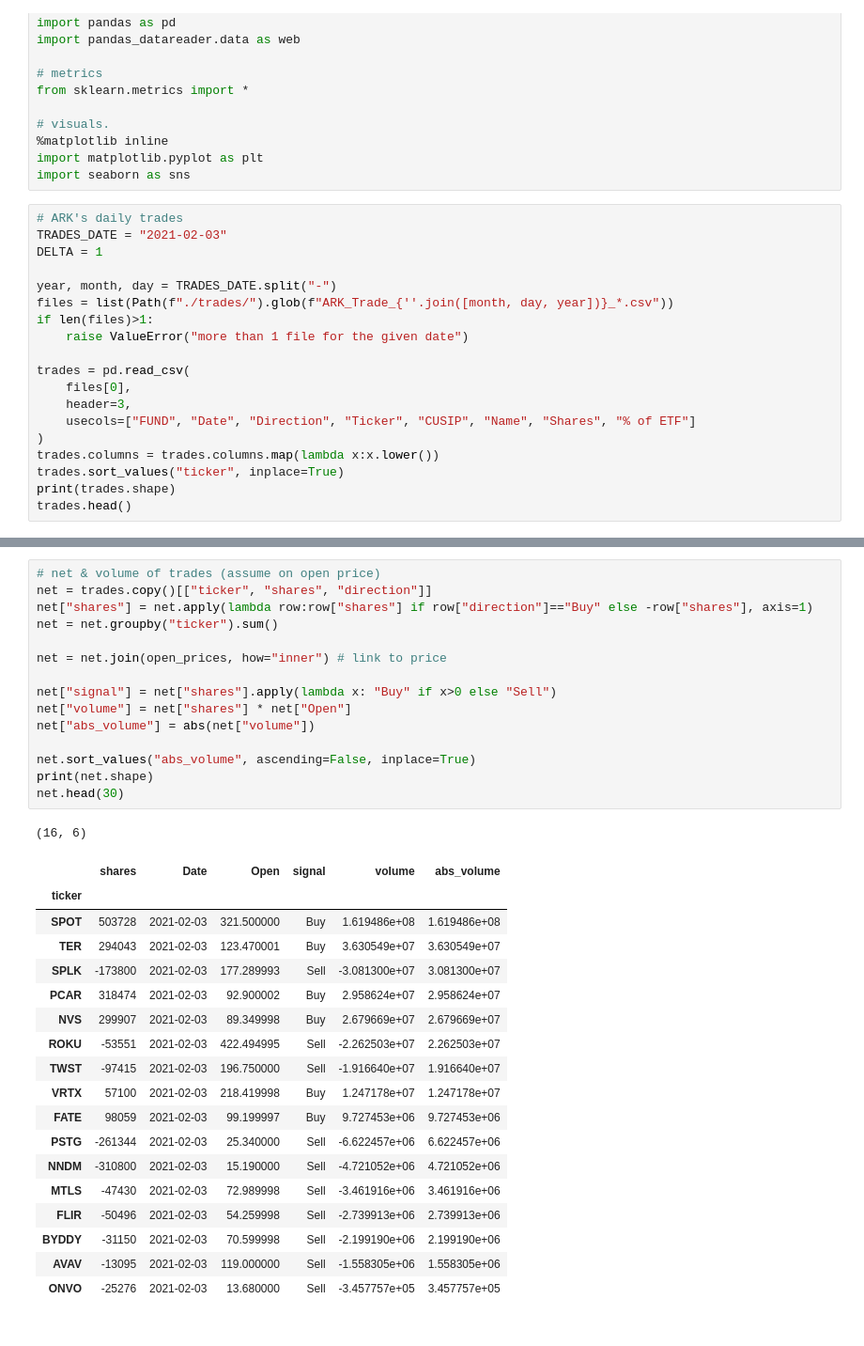
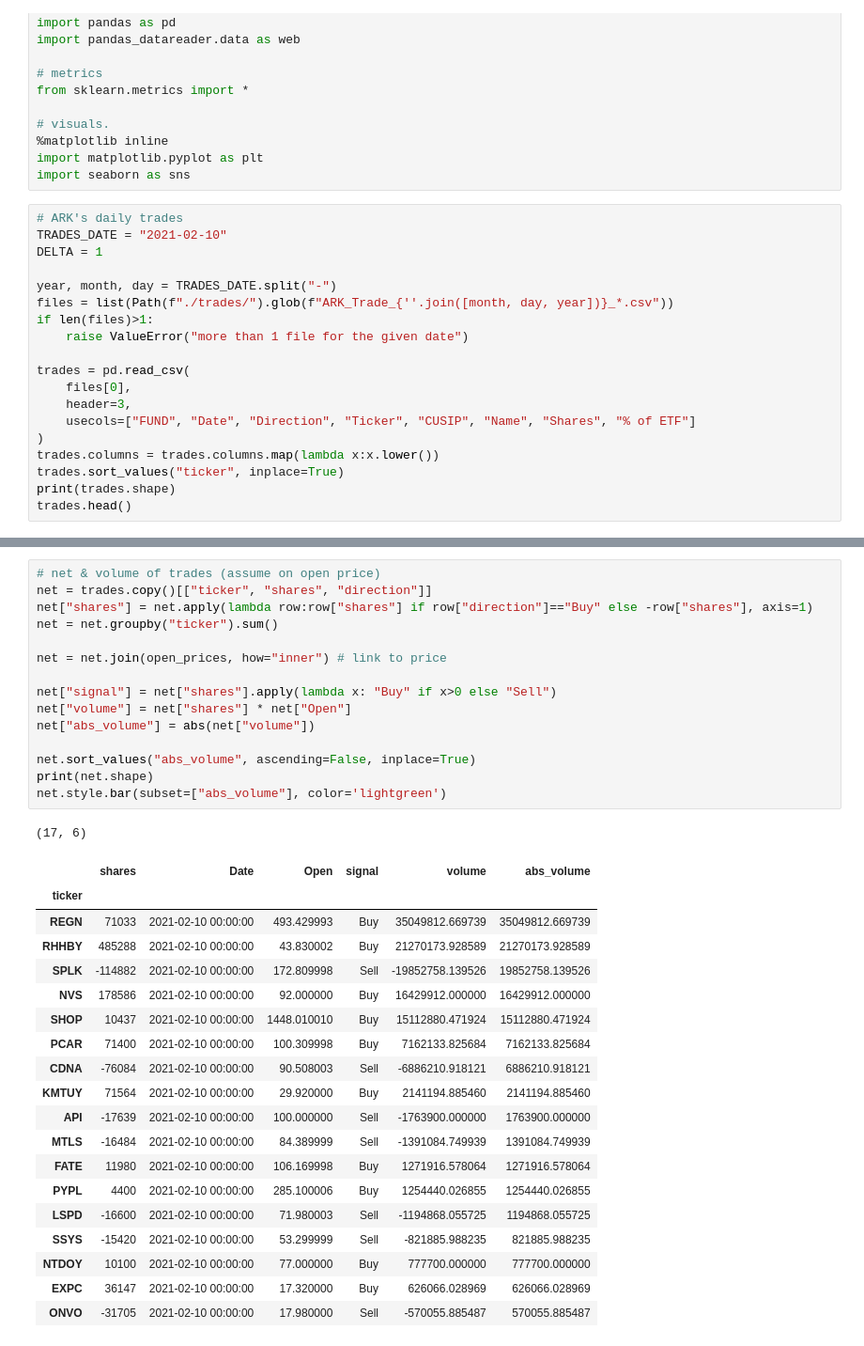
Before and after one commit to rezan21/ark-invest, a Jupyter notebook: ark-trades.ipynb, the cells around one changed output, grey strips where cells are left out. Shown at 94% size. Drawn from its saved outputs; the diff is of its cells as text.

```diff
--- a/ark-trades.ipynb
+++ b/ark-trades.ipynb
@@ -16,7 +16,7 @@ import matplotlib.pyplot as plt
 import seaborn as sns
 # %%
 # ARK's daily trades
-TRADES_DATE = "2021-02-03"
+TRADES_DATE = "2021-02-10"
 DELTA = 1
 
 year, month, day = TRADES_DATE.split("-")
@@ -76,38 +79,39 @@ open_prices.head()
 # %%
 # net & volume of trades (assume on open price)
 net = trades.copy()[["ticker", "shares", "direction"]]
 net["shares"] = net.apply(lambda row:row["shares"] if row["direction"]=="Buy" else -row["shares"], axis=1)
 net = net.groupby("ticker").sum()
 
 net = net.join(open_prices, how="inner") # link to price
 
 net["signal"] = net["shares"].apply(lambda x: "Buy" if x>0 else "Sell")
 net["volume"] = net["shares"] * net["Open"]
 net["abs_volume"] = abs(net["volume"])
 
 net.sort_values("abs_volume", ascending=False, inplace=True)
 print(net.shape)
-net.head(30)
+net.style.bar(subset=["abs_volume"], color='lightgreen')
 # %% [output]
-(16, 6)
+(17, 6)
 |  | shares | Date | Open | signal | volume | abs_volume |
 | ticker |  |  |  |  |  |  |
-| SPOT | 503728 | 2021-02-03 | 321.500000 | Buy | 1.619486e+08 | 1.619486e+08 |
-| TER | 294043 | 2021-02-03 | 123.470001 | Buy | 3.630549e+07 | 3.630549e+07 |
-| SPLK | -173800 | 2021-02-03 | 177.289993 | Sell | -3.081300e+07 | 3.081300e+07 |
-| PCAR | 318474 | 2021-02-03 | 92.900002 | Buy | 2.958624e+07 | 2.958624e+07 |
-| NVS | 299907 | 2021-02-03 | 89.349998 | Buy | 2.679669e+07 | 2.679669e+07 |
-| ROKU | -53551 | 2021-02-03 | 422.494995 | Sell | -2.262503e+07 | 2.262503e+07 |
-| TWST | -97415 | 2021-02-03 | 196.750000 | Sell | -1.916640e+07 | 1.916640e+07 |
-| VRTX | 57100 | 2021-02-03 | 218.419998 | Buy | 1.247178e+07 | 1.247178e+07 |
-| FATE | 98059 | 2021-02-03 | 99.199997 | Buy | 9.727453e+06 | 9.727453e+06 |
-| PSTG | -261344 | 2021-02-03 | 25.340000 | Sell | -6.622457e+06 | 6.622457e+06 |
-| NNDM | -310800 | 2021-02-03 | 15.190000 | Sell | -4.721052e+06 | 4.721052e+06 |
-| MTLS | -47430 | 2021-02-03 | 72.989998 | Sell | -3.461916e+06 | 3.461916e+06 |
-| FLIR | -50496 | 2021-02-03 | 54.259998 | Sell | -2.739913e+06 | 2.739913e+06 |
-| BYDDY | -31150 | 2021-02-03 | 70.599998 | Sell | -2.199190e+06 | 2.199190e+06 |
-| AVAV | -13095 | 2021-02-03 | 119.000000 | Sell | -1.558305e+06 | 1.558305e+06 |
-| ONVO | -25276 | 2021-02-03 | 13.680000 | Sell | -3.457757e+05 | 3.457757e+05 |
+| REGN | 71033 | 2021-02-10 00:00:00 | 493.429993 | Buy | 35049812.669739 | 35049812.669739 |
+| RHHBY | 485288 | 2021-02-10 00:00:00 | 43.830002 | Buy | 21270173.928589 | 21270173.928589 |
+| SPLK | -114882 | 2021-02-10 00:00:00 | 172.809998 | Sell | -19852758.139526 | 19852758.139526 |
+| NVS | 178586 | 2021-02-10 00:00:00 | 92.000000 | Buy | 16429912.000000 | 16429912.000000 |
+| SHOP | 10437 | 2021-02-10 00:00:00 | 1448.010010 | Buy | 15112880.471924 | 15112880.471924 |
+| PCAR | 71400 | 2021-02-10 00:00:00 | 100.309998 | Buy | 7162133.825684 | 7162133.825684 |
+| CDNA | -76084 | 2021-02-10 00:00:00 | 90.508003 | Sell | -6886210.918121 | 6886210.918121 |
+| KMTUY | 71564 | 2021-02-10 00:00:00 | 29.920000 | Buy | 2141194.885460 | 2141194.885460 |
+| API | -17639 | 2021-02-10 00:00:00 | 100.000000 | Sell | -1763900.000000 | 1763900.000000 |
+| MTLS | -16484 | 2021-02-10 00:00:00 | 84.389999 | Sell | -1391084.749939 | 1391084.749939 |
+| FATE | 11980 | 2021-02-10 00:00:00 | 106.169998 | Buy | 1271916.578064 | 1271916.578064 |
+| PYPL | 4400 | 2021-02-10 00:00:00 | 285.100006 | Buy | 1254440.026855 | 1254440.026855 |
+| LSPD | -16600 | 2021-02-10 00:00:00 | 71.980003 | Sell | -1194868.055725 | 1194868.055725 |
+| SSYS | -15420 | 2021-02-10 00:00:00 | 53.299999 | Sell | -821885.988235 | 821885.988235 |
+| NTDOY | 10100 | 2021-02-10 00:00:00 | 77.000000 | Buy | 777700.000000 | 777700.000000 |
+| EXPC | 36147 | 2021-02-10 00:00:00 | 17.320000 | Buy | 626066.028969 | 626066.028969 |
+| ONVO | -31705 | 2021-02-10 00:00:00 | 17.980000 | Sell | -570055.885487 | 570055.885487 |
 # %%
 FUTURE_DATE = datetime.strptime(TRADES_DATE, '%Y-%m-%d') + timedelta(days=DELTA)
 
```
Also changed, not shown: parts of 9 cells of this notebook, 4 other files.
